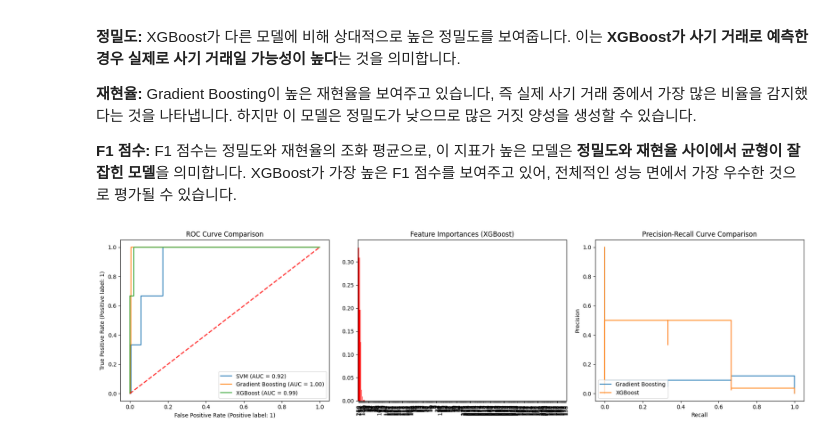
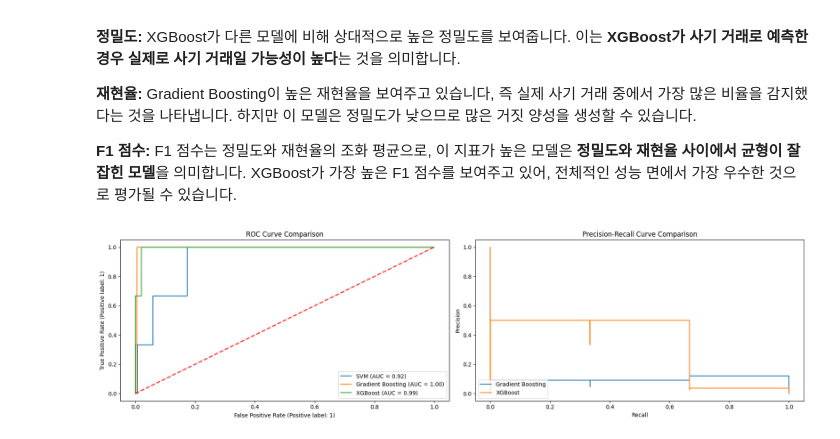
Before and after one commit to pixelwizard2/GuardianPay---Protecting-Against-Lost-Card-and-Copied-Card-Transactions, a Jupyter notebook: GuardianPay_code_(한국어).ipynb, the cells around one changed output. Saved outputs shown, nothing was run; the diff lists cells and outputs as text; code cells hidden in the pictures.

```diff
--- a/GuardianPay_code_(한국어).ipynb
+++ b/GuardianPay_code_(한국어).ipynb
@@ -620,36 +620,27 @@ plt.show()
 # %%
 from sklearn.metrics import RocCurveDisplay, PrecisionRecallDisplay
 
-# 1행 3열의 서브플롯을 생성합니다.
-fig, axs = plt.subplots(1, 3, figsize=(18, 5))
+# 1행 2열의 서브플롯을 생성합니다.
+fig, axs = plt.subplots(1, 2, figsize=(18, 5))
 
 # ROC 곡선을 그립니다. (SVM의 경우 decision_function을 사용)
 RocCurveDisplay.from_estimator(svm_pipeline, X_test, y_test, ax=axs[0], name='SVM')
 RocCurveDisplay.from_estimator(gb_pipeline, X_test, y_test, ax=axs[0], name='Gradient Boosting')
 RocCurveDisplay.from_estimator(xgb_pipeline, X_test, y_test, ax=axs[0], name='XGBoost')
 axs[0].plot([0, 1], [0, 1], linestyle='--', lw=2, color='r', label='Chance', alpha=.8)
 axs[0].set_title('ROC Curve Comparison')
 
-# 특성 중요도를 그립니다. (XGBoost 모델 사용)
-xgb_feature_importances = xgb_pipeline.named_steps['classifier'].feature_importances_
-indices = np.argsort(xgb_feature_importances)[::-1]
-axs[1].bar(range(len(xgb_feature_importances)), xgb_feature_importances[indices], color="r", align="center")
-axs[1].set_title("Feature Importances (XGBoost)")
-axs[1].set_xticks(range(len(xgb_feature_importances)))
-axs[1].set_xticklabels(indices, rotation=90)
-axs[1].set_xlim([-1, len(xgb_feature_importances)])
-
 # 이 부분은 그래디언트 부스팅 또는 XGBoost 모델에 대한 정밀도-재현율 곡선을 그립니다.
 precision_gb, recall_gb, _ = precision_recall_curve(y_test, gb_pipeline.predict_proba(X_test)[:, 1])
-PrecisionRecallDisplay(precision=precision_gb, recall=recall_gb).plot(ax=axs[2], name='Gradient Boosting')
+PrecisionRecallDisplay(precision=precision_gb, recall=recall_gb).plot(ax=axs[1], name='Gradient Boosting')
 precision_xgb, recall_xgb, _ = precision_recall_curve(y_test, xgb_pipeline.predict_proba(X_test)[:, 1])
-PrecisionRecallDisplay(precision=precision_xgb, recall=recall_xgb).plot(ax=axs[2], name='XGBoost')
-axs[2].set_title('Precision-Recall Curve Comparison')
+PrecisionRecallDisplay(precision=precision_xgb, recall=recall_xgb).plot(ax=axs[1], name='XGBoost')
+axs[1].set_title('Precision-Recall Curve Comparison')
 
 plt.tight_layout()
 plt.show()
 # %% [output]
-[figure, old version]
+[figure, new version]
 # %% [markdown]
 #### **<분석>**
 
```
Also changed, not shown: parts of 1 cell of this notebook.
